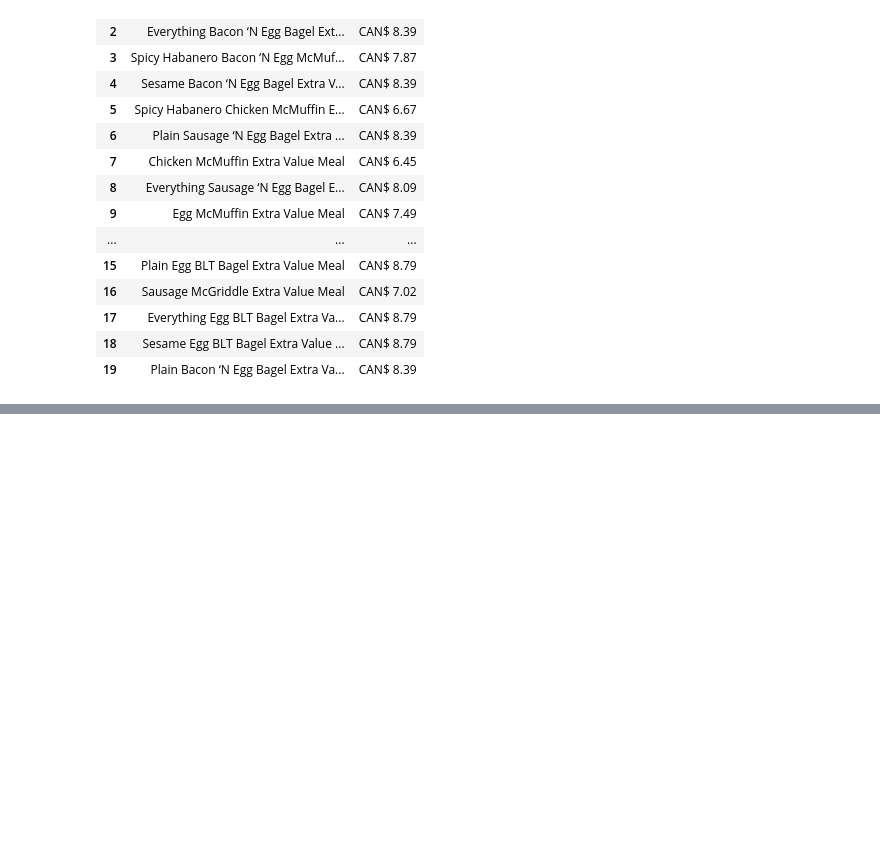
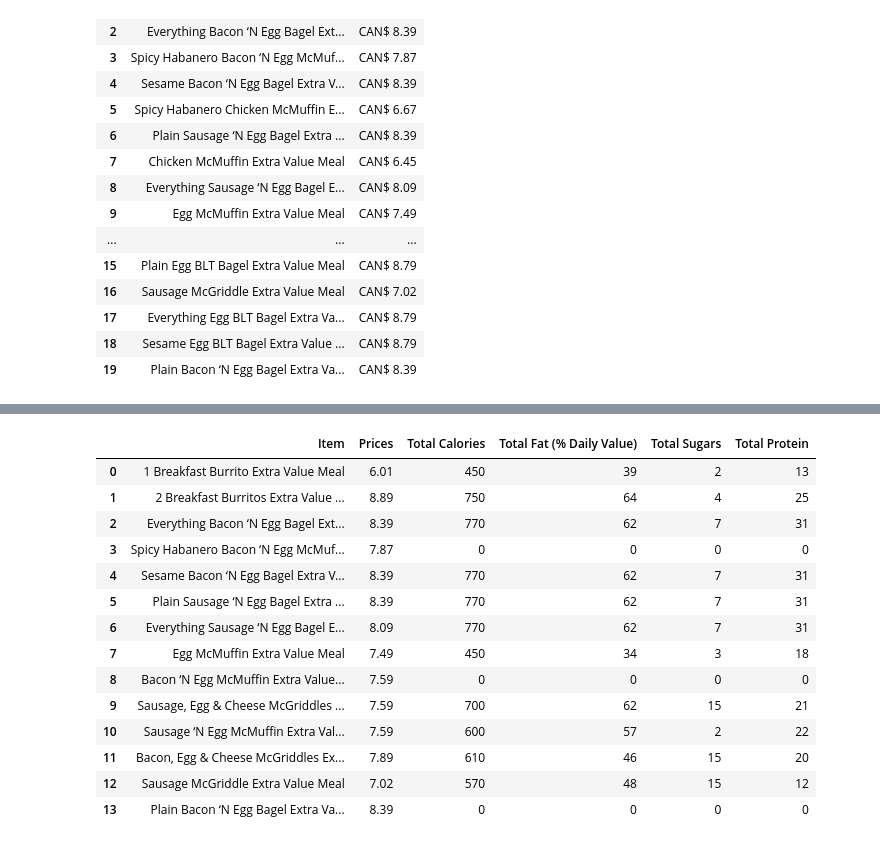
Before and after one commit to EleshiaH/Nutrition_mcdonalds, a Jupyter notebook: mcdonalds_dataset.ipynb, the cells around one changed output, grey strips where cells are left out. Cells and saved outputs as stored; diff of their text form; code cells hidden in the pictures; blank space fills up the shorter version.

Commit message:
edited the full rprice and nutrient table

```diff
--- a/mcdonalds_dataset.ipynb
+++ b/mcdonalds_dataset.ipynb
@@ -347,0 +356,19 @@ merged_menu_price_df.to_csv('orice_menu_nutrients.csv', index=False)
+# %%
+merged_menu_price_df['Prices'] = merged_menu_price_df['Prices'].str.replace('CAN\$ ', '').astype(float)
+merged_menu_price_df
+# %% [output]
+|  | Item | Prices | Total Calories | Total Fat (% Daily Value) | Total Sugars | Total Protein |
+| 0 | 1 Breakfast Burrito Extra Value Meal | 6.01 | 450 | 39 | 2 | 13 |
+| 1 | 2 Breakfast Burritos Extra Value ... | 8.89 | 750 | 64 | 4 | 25 |
+| 2 | Everything Bacon ‘N Egg Bagel Ext... | 8.39 | 770 | 62 | 7 | 31 |
+| 3 | Spicy Habanero Bacon ‘N Egg McMuf... | 7.87 | 0 | 0 | 0 | 0 |
+| 4 | Sesame Bacon ‘N Egg Bagel Extra V... | 8.39 | 770 | 62 | 7 | 31 |
+| 5 | Plain Sausage ‘N Egg Bagel Extra ... | 8.39 | 770 | 62 | 7 | 31 |
+| 6 | Everything Sausage ‘N Egg Bagel E... | 8.09 | 770 | 62 | 7 | 31 |
+| 7 | Egg McMuffin Extra Value Meal | 7.49 | 450 | 34 | 3 | 18 |
+| 8 | Bacon ‘N Egg McMuffin Extra Value... | 7.59 | 0 | 0 | 0 | 0 |
+| 9 | Sausage, Egg & Cheese McGriddles ... | 7.59 | 700 | 62 | 15 | 21 |
+| 10 | Sausage ‘N Egg McMuffin Extra Val... | 7.59 | 600 | 57 | 2 | 22 |
+| 11 | Bacon, Egg & Cheese McGriddles Ex... | 7.89 | 610 | 46 | 15 | 20 |
+| 12 | Sausage McGriddle Extra Value Meal | 7.02 | 570 | 48 | 15 | 12 |
+| 13 | Plain Bacon ‘N Egg Bagel Extra Va... | 8.39 | 0 | 0 | 0 | 0 |
```
Also changed, not shown: parts of 17 cells of this notebook, 1 other file.
